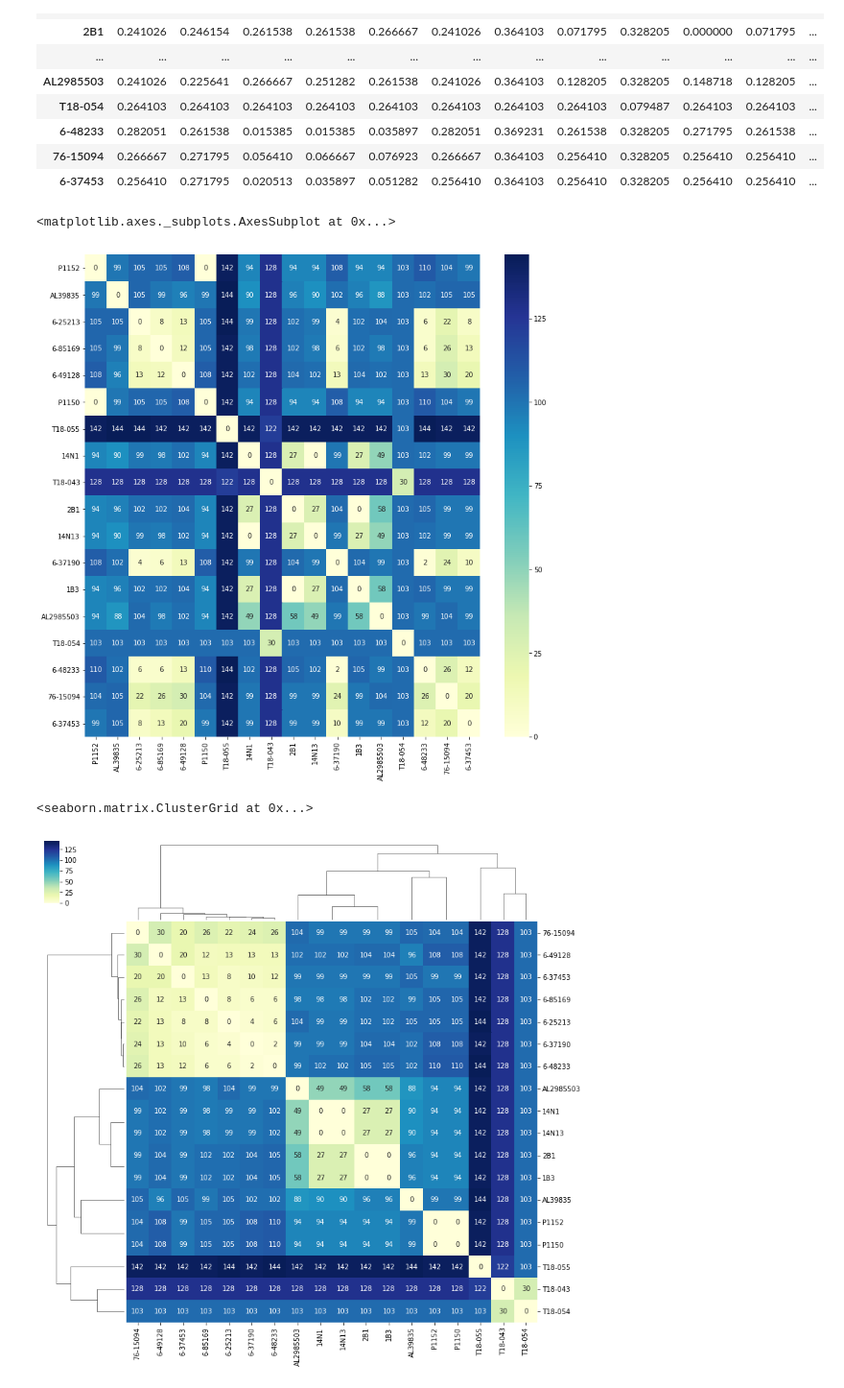
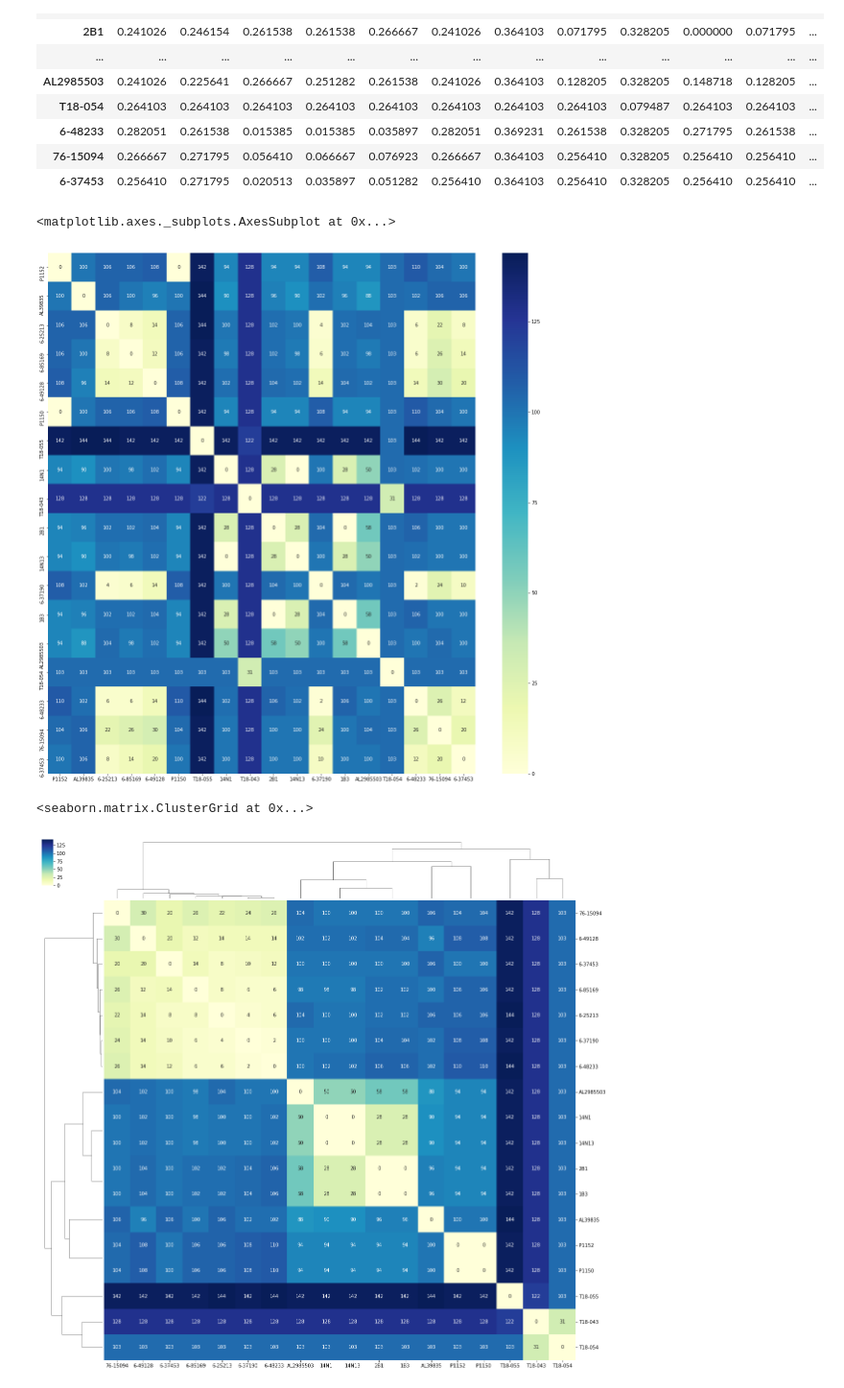
Before and after one commit to pedroscampoy/VCF_DDTB, a Jupyter notebook: compare_snp_distance.ipynb, the cells around one changed output. Shown: that part at 96% size. Saved outputs shown, nothing was run; the diff lists cells and outputs as text; code cells hidden in the pictures.

```diff
--- a/compare_snp_distance.ipynb
+++ b/compare_snp_distance.ipynb
@@ -75,7 +75,7 @@ print("SNP distance between %s and %s are: %s" % (sample1, sample2, compare_snp_
 SNP distance between 6-25213 and 6-85169 are: 8
 # %%
 # Delete multiple columns from the dataframe
-data_hamming = dataframe.drop(['Position','N','Samples'], axis=1)
+data_hamming = dataframe.set_index(dataframe['Position'].astype(int)).drop(['Position','N','Samples'], axis=1) #inplace=True
 # %%
 data_hamming.head()
 # %% [output]
@@ -92,7 +93,7 @@ hamming_distance_df = pd.DataFrame(jaccard_distance, index=data_hamming.columns,
 
 
 snp_distance_df = pd.DataFrame(hamming_distance * len(data_hamming.index), index=data_hamming.columns, columns=data_hamming.columns) #Add index
-snp_distance_df = snp_distance.astype(int)
+snp_distance_df = snp_distance_df.astype(int)
 #jac_sim = pd.DataFrame(jac_sim, index=df.columns, columns=df.columns)
 # jac_sim = np.triu(jac_sim) to set the lower diagonal to zero
 # jac_sim = np.tril(jac_sim) to set the upper diagonal to zero
@@ -137,16 +138,16 @@ hamming_distance_df
 | 76-15094 | 0.266667 | 0.271795 | 0.056410 | 0.066667 | 0.076923 | 0.266667 | 0.364103 | 0.256410 | 0.328205 | 0.256410 | 0.256410 | ... |
 | 6-37453 | 0.256410 | 0.271795 | 0.020513 | 0.035897 | 0.051282 | 0.256410 | 0.364103 | 0.256410 | 0.328205 | 0.256410 | 0.256410 | ... |
 # %%
-plt.figure(figsize=(13,13))
-sns.heatmap(snp_distance_df, annot=True, fmt="d", cmap="YlGnBu") #linewidths=.5
+plt.figure(figsize=(20,20))
+sns.heatmap(snp_distance_df, annot=True, fmt='g', cmap="YlGnBu") #linewidths=.5, fmt="d"
 # %% [output]
 <matplotlib.axes._subplots.AxesSubplot at 0x...>
-[figure, old version]
+[figure, new version]
 # %%
-sns.clustermap(snp_distance_df, annot=True, fmt="d", cmap="YlGnBu", figsize=(13, 13)) #linewidths=.5
+sns.clustermap(snp_distance_df, annot=True, fmt='g', cmap="YlGnBu", figsize=(20, 20)) #linewidths=.5, fmt="d"
 # %% [output]
 <seaborn.matrix.ClusterGrid at 0x...>
-[figure, old version]
+[figure, new version]
 # %%
 sns.clustermap(data_hamming, annot=False, cmap="YlGnBu", figsize=(13, 13)) #linewidths=.5, method="single"
 # %% [output]
```
Also changed, not shown: parts of 3 cells of this notebook, 1 other file.
